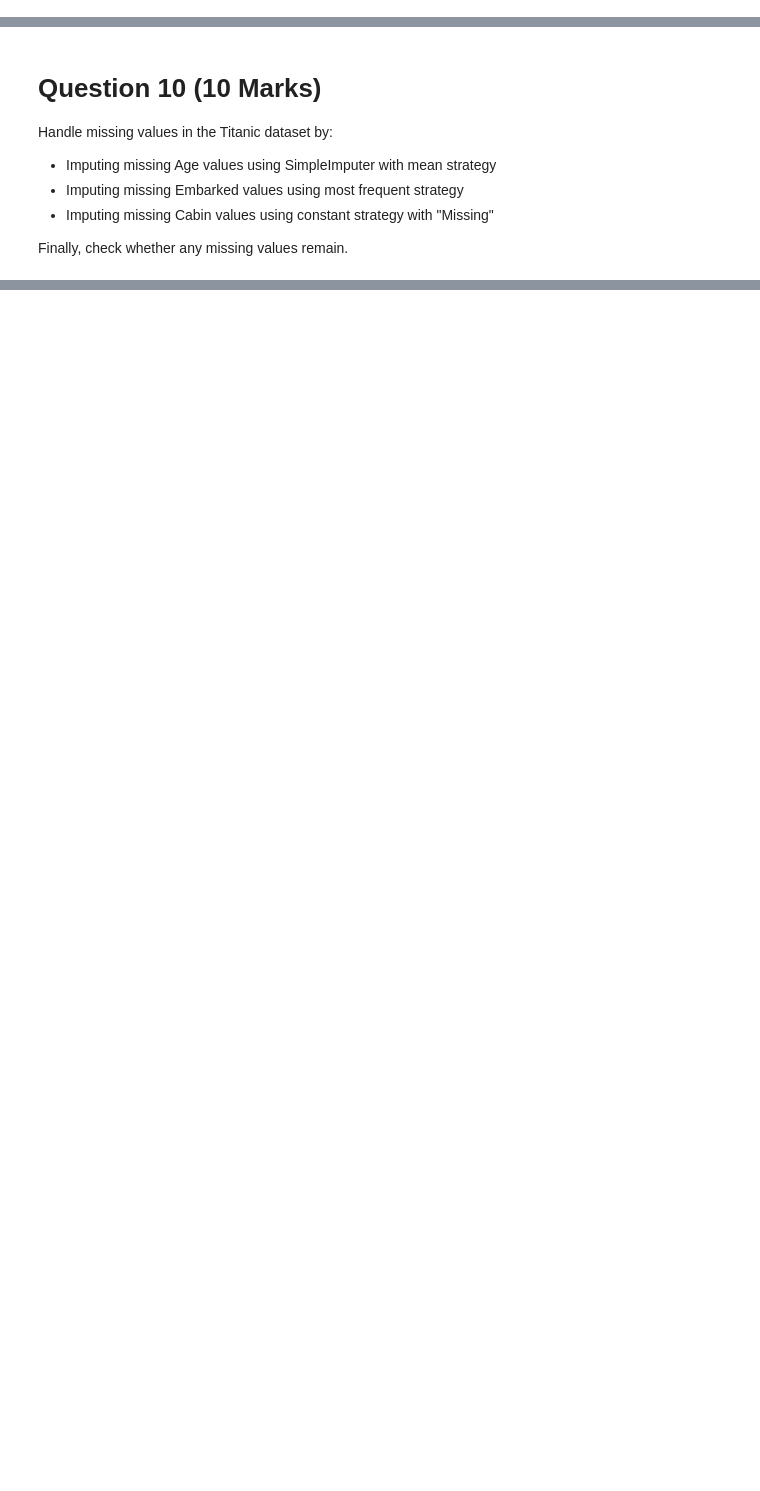
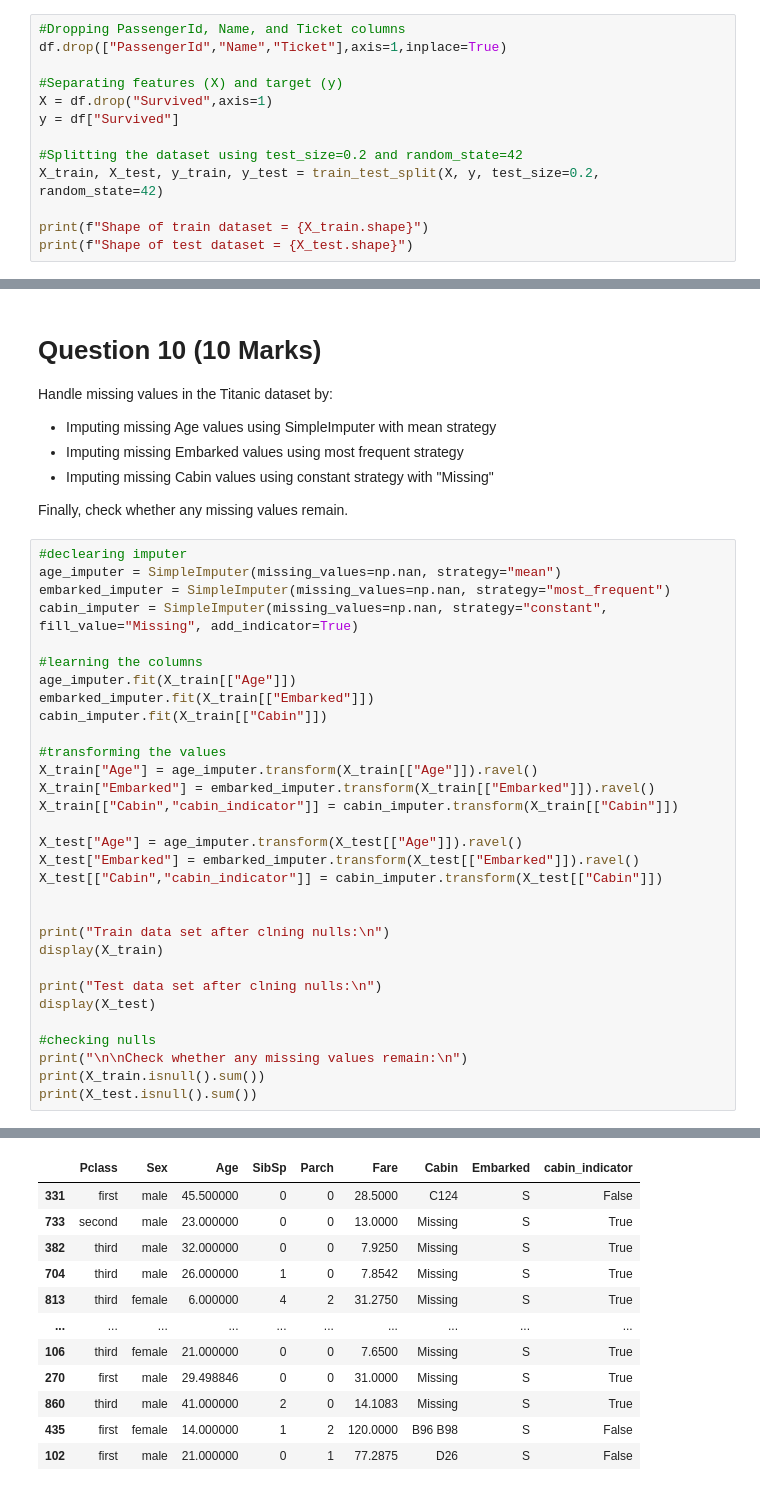
Before and after one commit to RiazullJannat/ML, a Jupyter notebook: ML_Assignment_01.ipynb, the cells around one changed output, grey strips where cells are left out. Saved outputs shown, nothing was run; the diff lists cells and outputs as text; blank space fills up the shorter version.

```diff
--- a/ML_Assignment_01.ipynb
+++ b/ML_Assignment_01.ipynb
@@ -274,3 +276,16 @@ Perform feature engineering and train-test split by:
 - Splitting the dataset using test_size=0.2 and random_state=42
 
 Display the shapes of train and test datasets.
+# %%
+#Dropping PassengerId, Name, and Ticket columns
+df.drop(["PassengerId","Name","Ticket"],axis=1,inplace=True)
+
+#Separating features (X) and target (y)
+X = df.drop("Survived",axis=1)
+y = df["Survived"]
+
+#Splitting the dataset using test_size=0.2 and random_state=42
+X_train, X_test, y_train, y_test = train_test_split(X, y, test_size=0.2, random_state=42)
+
+print(f"Shape of train dataset = {X_train.shape}")
+print(f"Shape of test dataset = {X_test.shape}")
@@ -282,3 +300,35 @@ Handle missing values in the Titanic dataset by:
 - Imputing missing Cabin values using constant strategy with "Missing"
 
 Finally, check whether any missing values remain.
+# %%
+#declearing imputer
+age_imputer = SimpleImputer(missing_values=np.nan, strategy="mean")
+embarked_imputer = SimpleImputer(missing_values=np.nan, strategy="most_frequent")
+cabin_imputer = SimpleImputer(missing_values=np.nan, strategy="constant", fill_value="Missing", add_indicator=True)
+
+#learning the columns
+age_imputer.fit(X_train[["Age"]])
+embarked_imputer.fit(X_train[["Embarked"]])
+cabin_imputer.fit(X_train[["Cabin"]])
+
+#transforming the values
+X_train["Age"] = age_imputer.transform(X_train[["Age"]]).ravel()
+X_train["Embarked"] = embarked_imputer.transform(X_train[["Embarked"]]).ravel()
+X_train[["Cabin","cabin_indicator"]] = cabin_imputer.transform(X_train[["Cabin"]])
+
+X_test["Age"] = age_imputer.transform(X_test[["Age"]]).ravel()
+X_test["Embarked"] = embarked_imputer.transform(X_test[["Embarked"]]).ravel()
+X_test[["Cabin","cabin_indicator"]] = cabin_imputer.transform(X_test[["Cabin"]])
+
+
+print("Train data set after clning nulls:\n")
+display(X_train)
+
+print("Test data set after clning nulls:\n")
+display(X_test)
+
+#checking nulls
+print("\n\nCheck whether any missing values remain:\n")
+print(X_train.isnull().sum())
+print(X_test.isnull().sum())
+# %% [output]
@@ -284,0 +336,12 @@ Finally, check whether any missing values remain.
+|  | Pclass | Sex | Age | SibSp | Parch | Fare | Cabin | Embarked | cabin_indicator |
+| 331 | first | male | 45.500000 | 0 | 0 | 28.5000 | C124 | S | False |
+| 733 | second | male | 23.000000 | 0 | 0 | 13.0000 | Missing | S | True |
+| 382 | third | male | 32.000000 | 0 | 0 | 7.9250 | Missing | S | True |
+| 704 | third | male | 26.000000 | 1 | 0 | 7.8542 | Missing | S | True |
+| 813 | third | female | 6.000000 | 4 | 2 | 31.2750 | Missing | S | True |
+| ... | ... | ... | ... | ... | ... | ... | ... | ... | ... |
+| 106 | third | female | 21.000000 | 0 | 0 | 7.6500 | Missing | S | True |
+| 270 | first | male | 29.498846 | 0 | 0 | 31.0000 | Missing | S | True |
+| 860 | third | male | 41.000000 | 2 | 0 | 14.1083 | Missing | S | True |
+| 435 | first | female | 14.000000 | 1 | 2 | 120.0000 | B96 B98 | S | False |
+| 102 | first | male | 21.000000 | 0 | 1 | 77.2875 | D26 | S | False |
```
Also changed, not shown: parts of 3 cells of this notebook.
